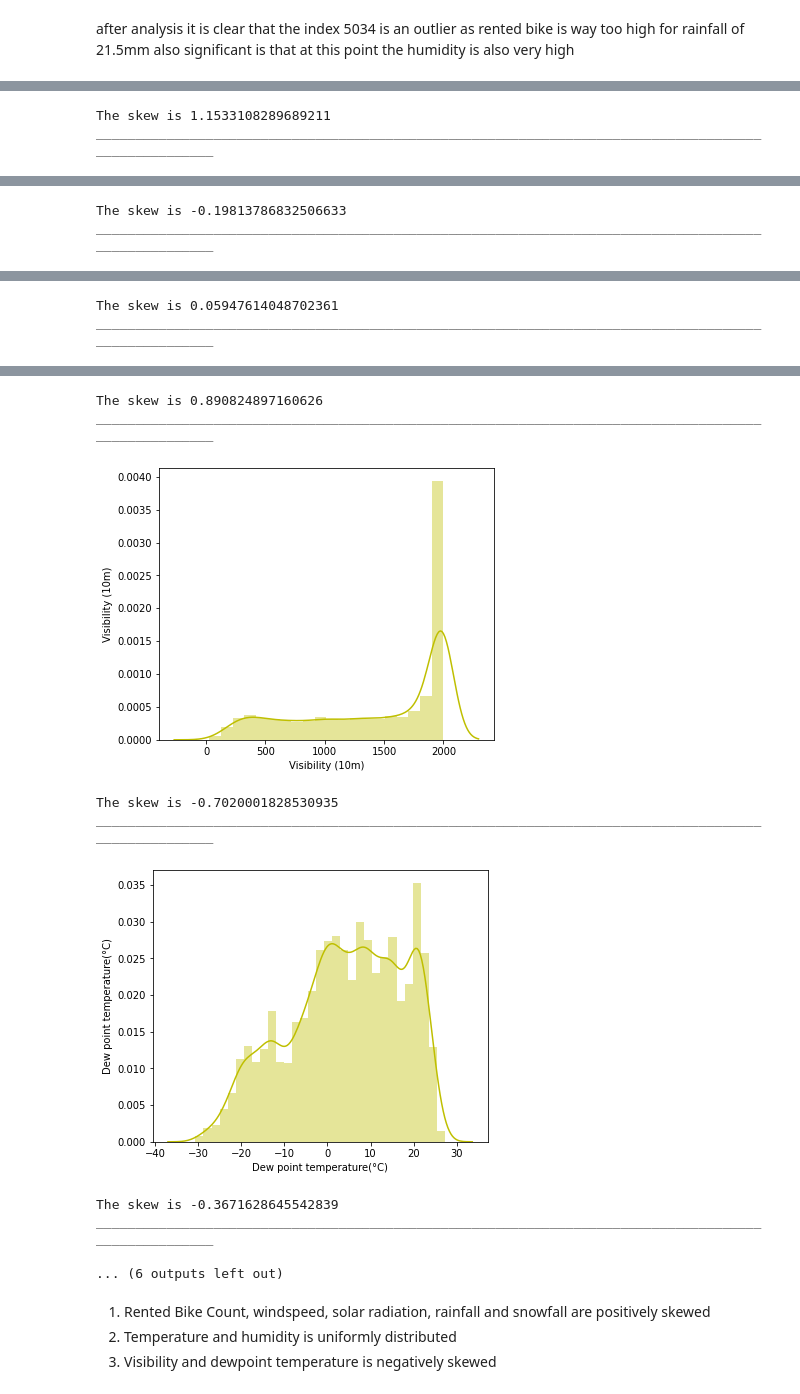
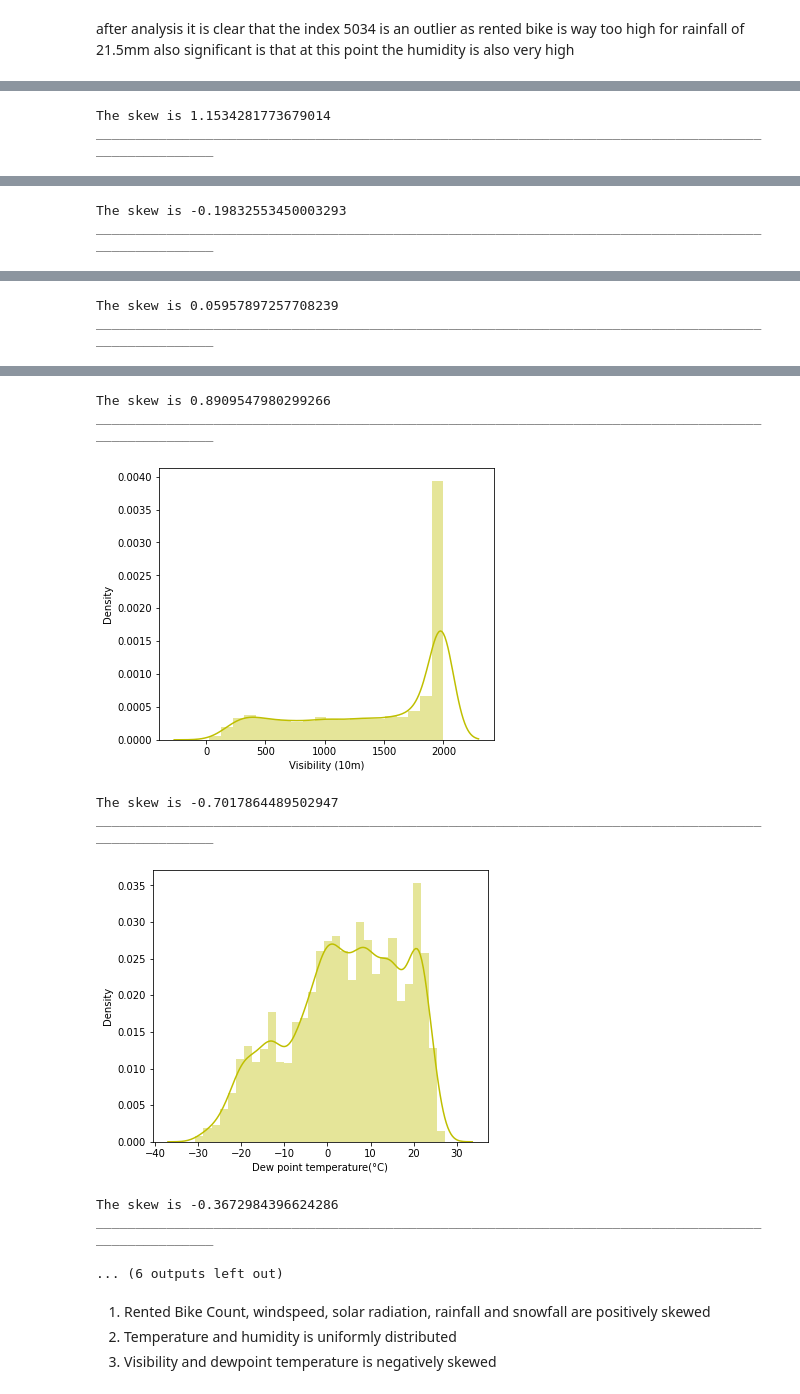
Before and after one commit to Nakulpradeep94/Bike_Sharing_demand_prediction, a Jupyter notebook: Bike_Sharing_Demand_Prediction_Capstone_Project.ipynb, the cells around one changed output, grey strips where cells are left out. Cells and saved outputs as stored; diff of their text form; code cells hidden in the pictures.

```diff
--- a/Bike_Sharing_Demand_Prediction_Capstone_Project.ipynb
+++ b/Bike_Sharing_Demand_Prediction_Capstone_Project.ipynb
@@ -572,0 +596,14 @@ Remember hour column is numerical but actually they are categorical(but here the
+# %%
+# defining a function for distribute hour column
+def hour(x):
+  if x >= 16 and x <= 20:
+    return 'Evening'
+  elif x>= 6 and x <= 10:
+    return 'Morning'
+  elif x >= 11 and x <= 15:
+    return 'Noon'
+  else :
+    return 'Night'
+# %%
+#applying hour function on Hour column
+df['Hour']=df['Hour'].apply(hour)
@@ -595,0 +634,3 @@ numeric_features
+# %%
+numeric_features =df.describe().columns
+numeric_features
@@ -653,5 +699,5 @@ df[df['Date']=='2018-06-28']
 # %%
 #removing the particular value
-df.drop(5034,axis=0,inplace=True)
+#df.drop(5034,axis=0,inplace=True)
 # %%
 #To confirm the particular value is removed
@@ -679,7 +719,7 @@ Index(['Rented Bike Count', 'Hour', 'Temperature(°C)', 'Humidity(%)',
 for i in numeric_features:
   plt.figure(figsize = (6,5))
   sns.distplot(df[i],color="y")
-  plt.ylabel(i)
+  #plt.ylabel(i)
   plt.show()
   print("The skew is",df[i].skew())
   print('__'*50)
@@ -688,2 +728,2 @@ for i in numeric_features:
-The skew is 1.1533108289689211
+The skew is 1.1534281773679014
 ____________________________________________________________________________________________________
@@ -691,2 +731,2 @@ ________________________________________________________________________________
-The skew is -0.19813786832506633
+The skew is -0.19832553450003293
 ____________________________________________________________________________________________________
@@ -694,2 +734,2 @@ ________________________________________________________________________________
-The skew is 0.05947614048702361
+The skew is 0.05957897257708239
 ____________________________________________________________________________________________________
@@ -697,10 +737,10 @@ ________________________________________________________________________________
-The skew is 0.890824897160626
+The skew is 0.8909547980299266
 ____________________________________________________________________________________________________
-[figure, old version]
+[figure, new version]
-The skew is -0.7020001828530935
+The skew is -0.7017864489502947
 ____________________________________________________________________________________________________
-[figure, old version]
+[figure, new version]
-The skew is -0.3671628645542839
+The skew is -0.3672984396624286
 ____________________________________________________________________________________________________
 ... (6 outputs left out)
 # %% [markdown]
```
Also changed, not shown: parts of 64 cells of this notebook.
